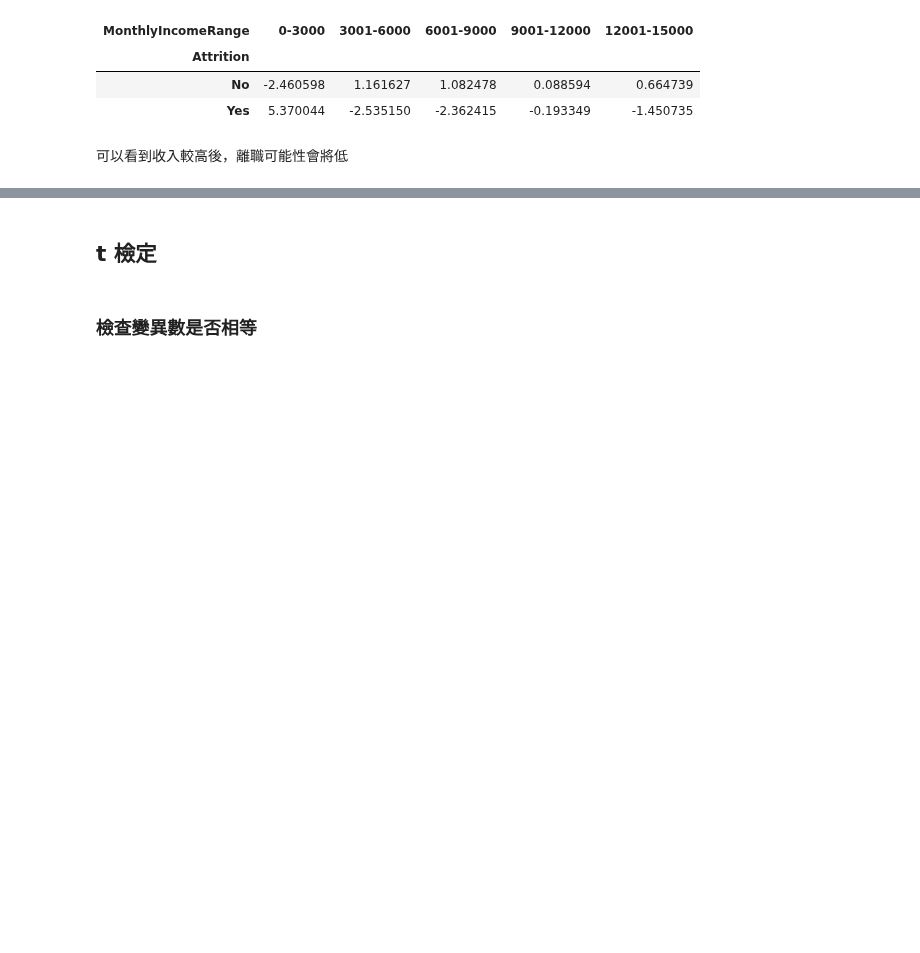
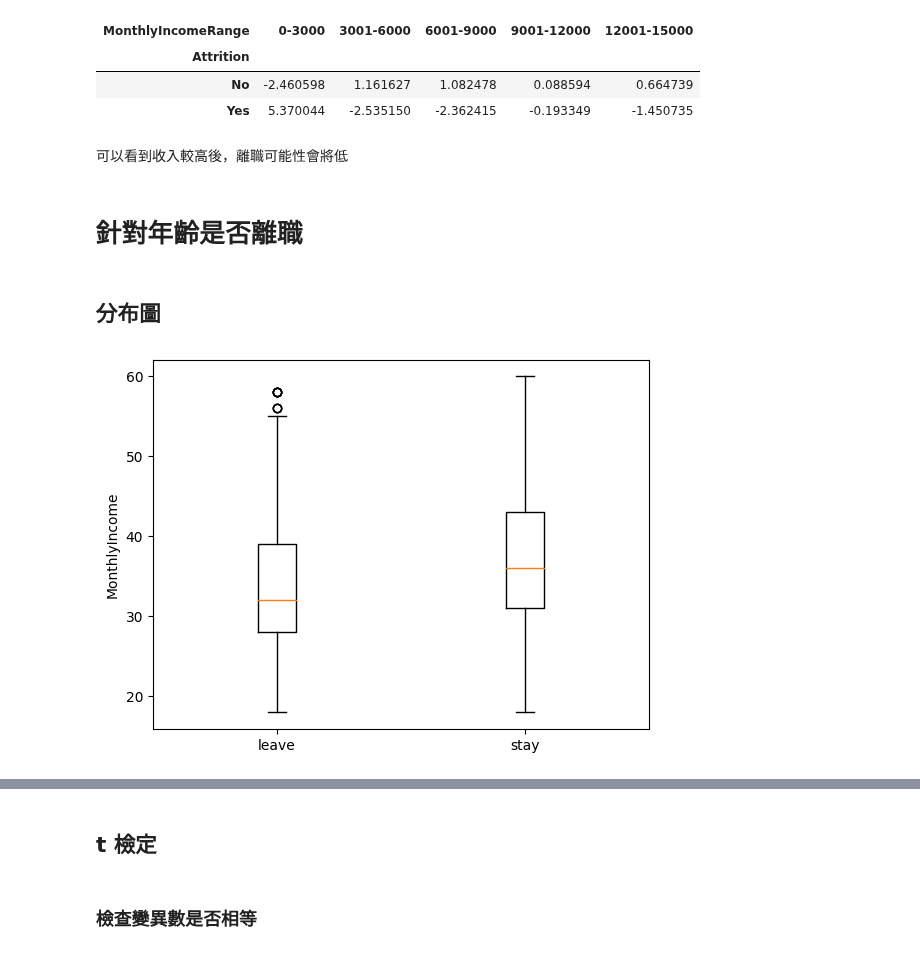
Before and after one commit to whats2000/coding-stuff-I-make-from-learning, a Jupyter notebook: Pythons/statistic/Employee Attrition/project.ipynb, the cells around one changed output, grey strips where cells are left out. Drawn from its saved outputs; the diff is of its cells as text; code cells hidden in the pictures; blank space fills up the shorter version.

```diff
--- a/Pythons/statistic/Employee Attrition/project.ipynb
+++ b/Pythons/statistic/Employee Attrition/project.ipynb
@@ -169,3 +233,21 @@ income_expected
 | Yes | 5.370044 | -2.535150 | -2.362415 | -0.193349 | -1.450735 |
 # %% [markdown]
 可以看到收入較高後，離職可能性會將低
+# %% [markdown]
+# 針對年齡是否離職
+# %% [markdown]
+## 分布圖
+# %%
+# 生成盒形圖
+plt.boxplot([df_leave['Age'], df_stay['Age']])
+
+# 添加 x 轴标签
+plt.xticks([1, 2], ['leave', 'stay'])
+
+# 添加 y 轴标签
+plt.ylabel('MonthlyIncome')
+
+# 显示图形
+plt.show()
+# %% [output]
+[figure, added]
```
Also changed, not shown: parts of 38 cells of this notebook.
